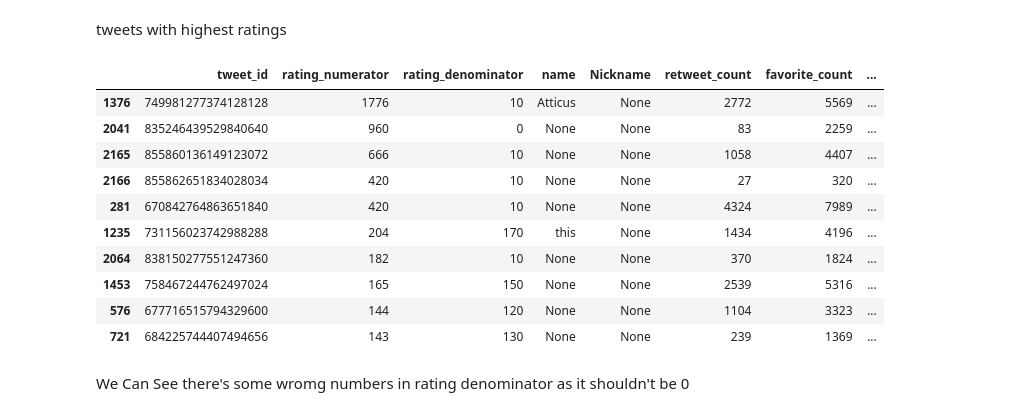
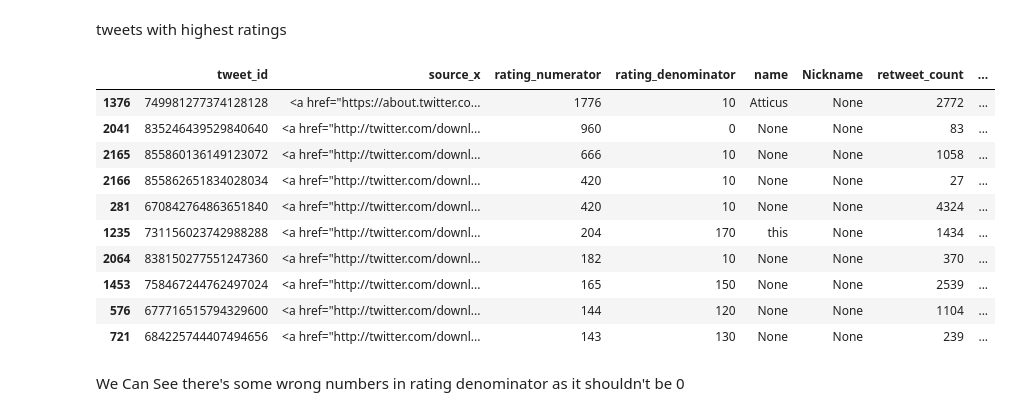
Before and after one commit to mmedhat2/Projects, a Jupyter notebook: Data-Analysis/Twitter-dataset-analysis/twittercode.ipynb, the cells around one changed output. Saved outputs shown, nothing was run; the diff lists cells and outputs as text; code cells hidden in the pictures.

```diff
--- a/Data-Analysis/Twitter-dataset-analysis/twittercode.ipynb
+++ b/Data-Analysis/Twitter-dataset-analysis/twittercode.ipynb
@@ -36,24 +36,28 @@ imgdf = pd.DataFrame(columns=['tweet_id', 'jpg_url', 'img_num', 'p1', 'p1_conf',
                               'p1_dog', 'p2', 'p2_conf', 'p2_dog', 'p3', 'p3_conf', 'p3_dog'])
 url = "https://d17h27t6h515a5.cloudfront.net/topher/2017/August/599fd2ad_image-predictions/image-predictions.tsv"
 
-# Download the TSV file
 response = requests.get(url)
-response.raise_for_status()  # Raise an exception if the download fails
+response.raise_for_status()
 
 
 
 
 with open("image-predictions.tsv", "wb") as file:
     file.write(response.content)
-# Save the file to disk
+
+
 with open("image-predictions.tsv", "r", encoding="utf-8") as file:
-    # Create a CSV reader object
     reader = csv.reader(file, delimiter="\t")
 
-    # Iterate over the rows and print the data
     for row in reader:
       imgdf.loc[len(imgdf)] = row
 
 
 imgdf = imgdf.tail(-1)
-imgdf
+
+#saving file as it needs to be connected to internet everytime of loading
+
+
+
+#imgdf.to_csv('imgdf.csv')
+imgdf = pd.read_csv('imgdf.csv')
@@ -390,7 +380,7 @@ Issue ( 8 ): missing values in entities column
 #dropping entities column and other unnecessary columns
 
 tweetsdf_cleaned = tweetsdf_cleaned.drop(columns=['entities','id_str','display_text_range',
-                                                  'truncated','source','is_quote_status'],axis=1)
+                                                  'truncated','is_quote_status'],axis=1)
 # %% [markdown]
 Dropping tweets before 2017
 # %%
@@ -399,14 +389,14 @@ tweetsdf_cleaned = tweetsdf_cleaned[tweetsdf_cleaned['created_at'] < '2017-8-02'
 Renaming Columns And Merging
 # %%
 tweetsdf_cleaned.rename(columns={'id':'tweet_id'},inplace=True)
-
+imgdf_cleaned = imgdf_cleaned.drop(columns='tweet_id')
 newdf = archivedf_cleaned.merge(tweetsdf_cleaned,on='tweet_id')
 newdf2 = pd.concat([newdf,imgdf_cleaned.iloc[:,1:]],axis=1)
 # %% [markdown]
 Dropping Unnecessary Columns
 # %%
-newdf2 = newdf2[['tweet_id','rating_numerator','rating_denominator','name','Nickname','retweet_count','favorite_count',
-                 'p1','p2','p3','created_at','hashtags']]
+newdf2 = newdf2[['tweet_id','source_x','rating_numerator','rating_denominator','name','Nickname','retweet_count'
+                 ,'favorite_count','p1','p2','p3','created_at','hashtags']]
 # %% [markdown]
 Dropping rows With No Img Data
 # %%
@@ -526,18 +516,18 @@ plt.show()
 tweets with highest ratings
 # %%
 tweetraterank = newdf2.sort_values(by='rating_numerator',ascending=False)
-tweetraterank.iloc[:10]
+tweetraterank.iloc[:10,[0,1,2,3,4,5,6,7,8,9,10,11,12]]
 # %% [output]
-|  | tweet_id | rating_numerator | rating_denominator | name | Nickname | retweet_count | favorite_count | ... |
-| 1376 | 749981277374128128 | 1776 | 10 | Atticus | None | 2772 | 5569 | ... |
-| 2041 | 835246439529840640 | 960 | 0 | None | None | 83 | 2259 | ... |
-| 2165 | 855860136149123072 | 666 | 10 | None | None | 1058 | 4407 | ... |
-| 2166 | 855862651834028034 | 420 | 10 | None | None | 27 | 320 | ... |
-| 281 | 670842764863651840 | 420 | 10 | None | None | 4324 | 7989 | ... |
-| 1235 | 731156023742988288 | 204 | 170 | this | None | 1434 | 4196 | ... |
-| 2064 | 838150277551247360 | 182 | 10 | None | None | 370 | 1824 | ... |
-| 1453 | 758467244762497024 | 165 | 150 | None | None | 2539 | 5316 | ... |
-| 576 | 677716515794329600 | 144 | 120 | None | None | 1104 | 3323 | ... |
-| 721 | 684225744407494656 | 143 | 130 | None | None | 239 | 1369 | ... |
+|  | tweet_id | source_x | rating_numerator | rating_denominator | name | Nickname | retweet_count | ... |
+| 1376 | 749981277374128128 | <a href="https://about.twitter.co... | 1776 | 10 | Atticus | None | 2772 | ... |
+| 2041 | 835246439529840640 | <a href="http://twitter.com/downl... | 960 | 0 | None | None | 83 | ... |
+| 2165 | 855860136149123072 | <a href="http://twitter.com/downl... | 666 | 10 | None | None | 1058 | ... |
+| 2166 | 855862651834028034 | <a href="http://twitter.com/downl... | 420 | 10 | None | None | 27 | ... |
+| 281 | 670842764863651840 | <a href="http://twitter.com/downl... | 420 | 10 | None | None | 4324 | ... |
+| 1235 | 731156023742988288 | <a href="http://twitter.com/downl... | 204 | 170 | this | None | 1434 | ... |
+| 2064 | 838150277551247360 | <a href="http://twitter.com/downl... | 182 | 10 | None | None | 370 | ... |
+| 1453 | 758467244762497024 | <a href="http://twitter.com/downl... | 165 | 150 | None | None | 2539 | ... |
+| 576 | 677716515794329600 | <a href="http://twitter.com/downl... | 144 | 120 | None | None | 1104 | ... |
+| 721 | 684225744407494656 | <a href="http://twitter.com/downl... | 143 | 130 | None | None | 239 | ... |
 # %% [markdown]
-We Can See there's some wromg numbers in rating denominator as it shouldn't be 0
+We Can See there's some wrong numbers in rating denominator as it shouldn't be 0
```
Also changed, not shown: parts of 10 cells of this notebook, 1 other file.
